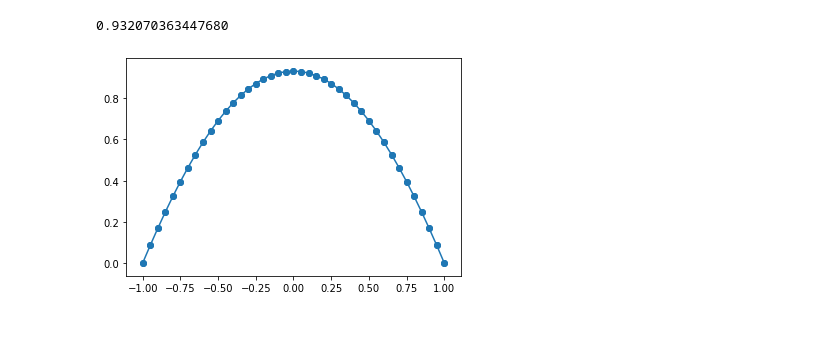
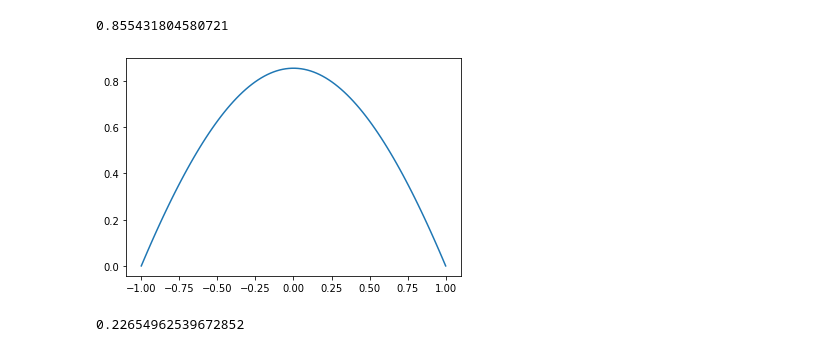
Before and after one commit to ToT-CaMbIu/MNALabs, a Jupyter notebook: lab1.ipynb, the cells around one changed output. Cells and saved outputs as stored; diff of their text form; code cells hidden in the pictures.

```diff
--- a/lab1.ipynb
+++ b/lab1.ipynb
@@ -115,5 +7,0 @@ draw(galerkin(5,-1,1,40,mt.sin(8),mt.cos(8)))
-# %%
-draw(galerkin(5,-1,1,40))
-# %% [output]
-0.932070363447680
-[figure, removed]
@@ -119,0 +103,9 @@ draw(galerkin(5,-1,1,40))
+# %%
+st = time.time()
+draw(collocation_method(100,pointsGenerator(-1,1, 100), np.sin(8), np.cos(8)), 100, -1, 1)
+end = time.time()
+print(end - st)
+# %% [output]
+0.855431804580721
+[figure, added]
+0.22654962539672852
```
Also changed, not shown: parts of 9 cells of this notebook.
